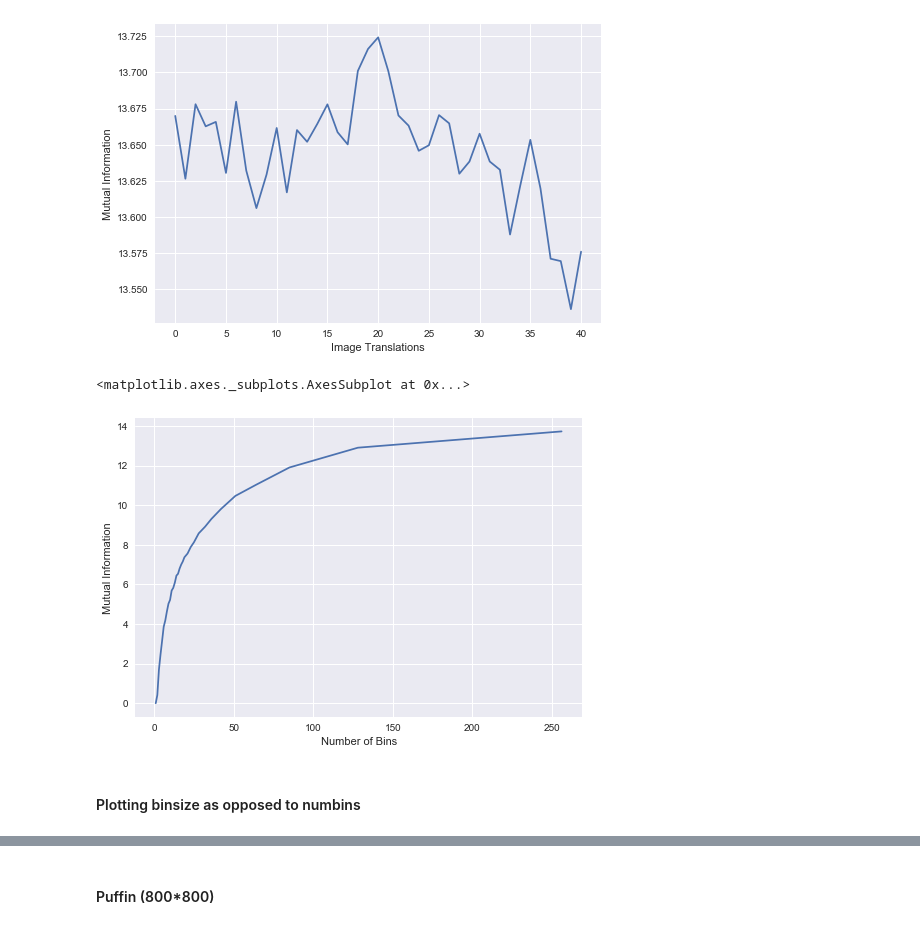
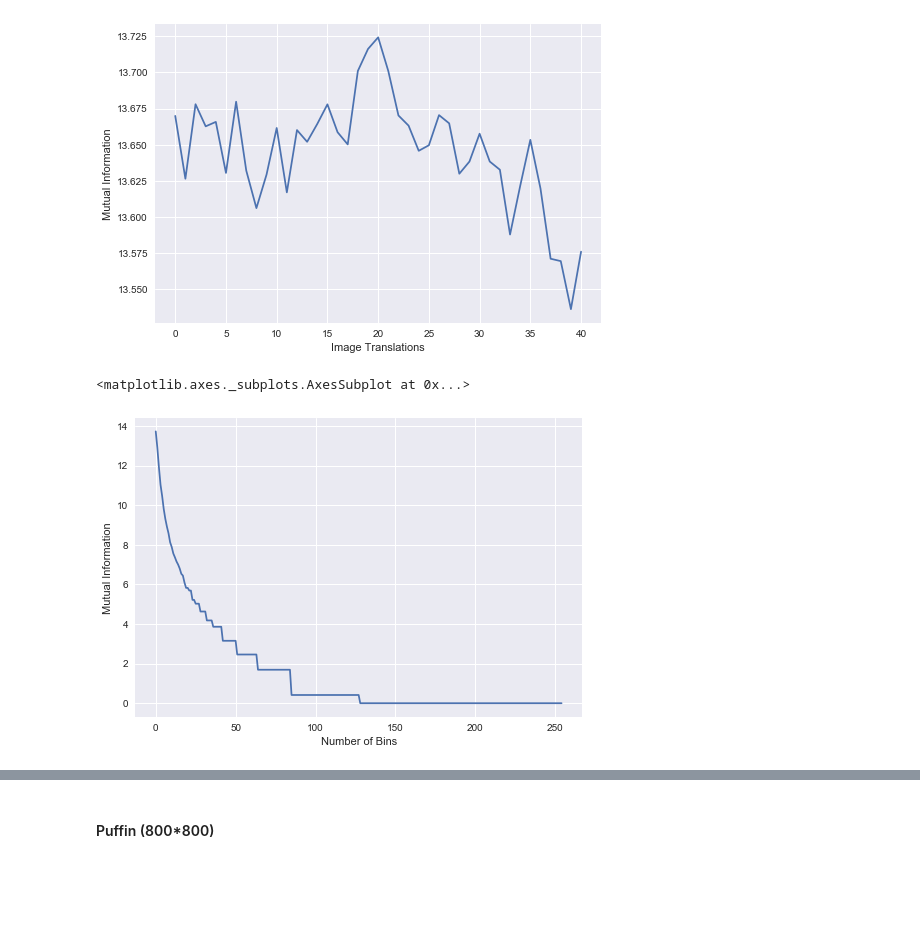
Before and after one commit to otmanesabir/ImgProc, a Jupyter notebook: Mutual Information/src/explore.ipynb, the cells around one changed output, grey strips where cells are left out. Cells and saved outputs as stored; diff of their text form; code cells hidden in the pictures; blank space fills up the shorter version.

```diff
--- a/Mutual Information/src/explore.ipynb
+++ b/Mutual Information/src/explore.ipynb
@@ -122,14 +98,10 @@ sns.lineplot([x for x in range(41)], mutualInfoCalc(flower, 256))
 <matplotlib.axes._subplots.AxesSubplot at 0x...>
 [figure]
 # %%
-mis = binSizeChangeAlt(flower)
-x, y = zip(*(sorted(mis.items())))
 fig = plt.figure()
 plt.ylabel('Mutual Information')
 plt.xlabel('Number of Bins')
-sns.lineplot(x, y)
+sns.lineplot([x for x in range(255)], binSizeChange(flower))
 # %% [output]
 <matplotlib.axes._subplots.AxesSubplot at 0x...>
-[figure, old version]
+[figure, new version]
-# %% [markdown]
-#### Plotting binsize as opposed to numbins
```
Also changed, not shown: parts of 12 cells of this notebook.
